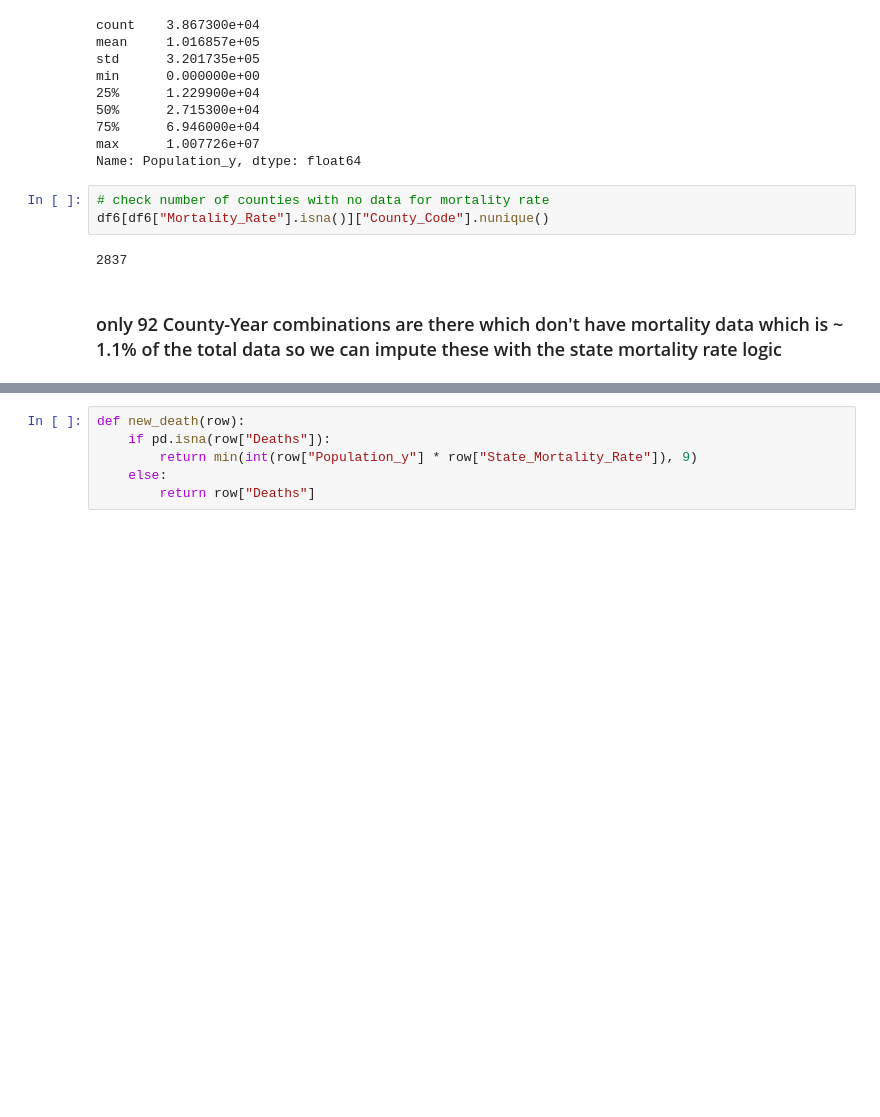
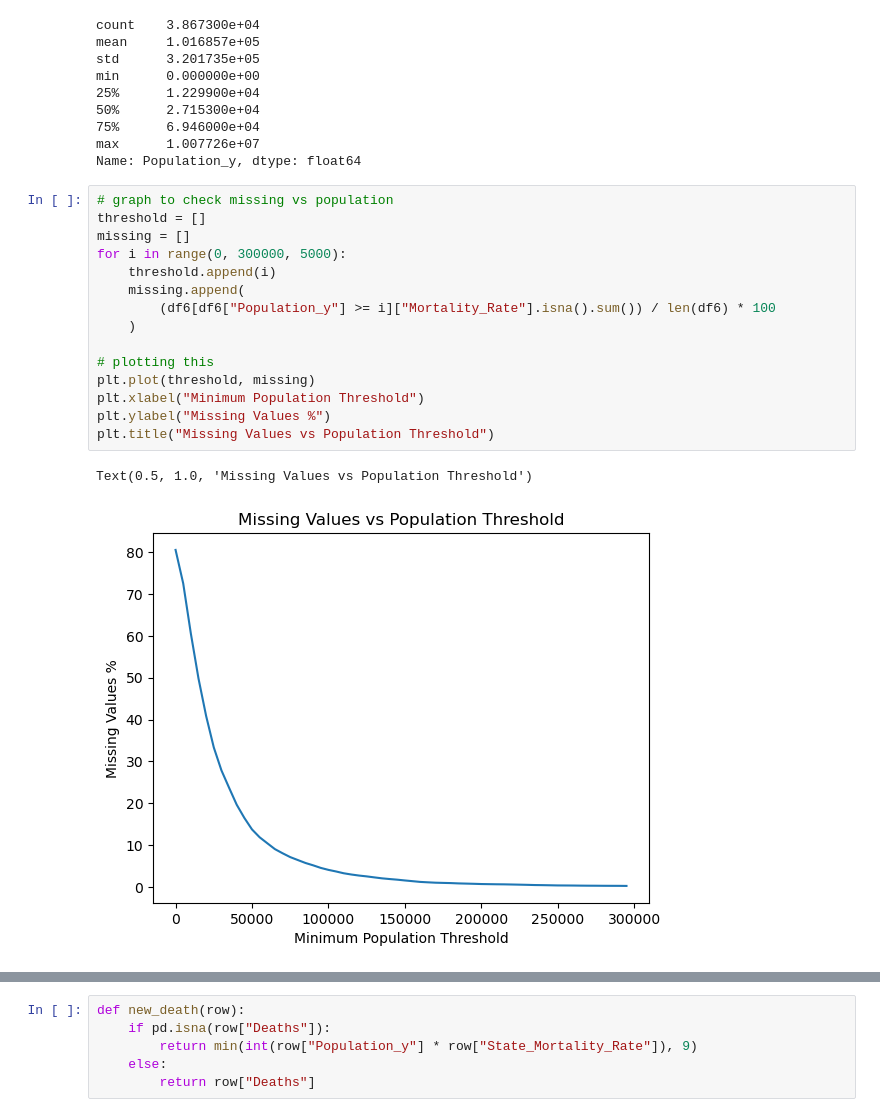
Before and after one commit to MIDS-at-Duke/Opioid-Team-Project-Group-9, a Jupyter notebook: Codes/mortality_data/mortality_correction_v2.ipynb, the cells around one changed output, grey strips where cells are left out. Saved outputs shown, nothing was run; the diff lists cells and outputs as text; blank space fills up the shorter version.

```diff
--- a/Codes/mortality_data/mortality_correction_v2.ipynb
+++ b/Codes/mortality_data/mortality_correction_v2.ipynb
@@ -412,10 +425,21 @@ min      0.000000e+00
 75%      6.946000e+04
 max      1.007726e+07
 Name: Population_y, dtype: float64
-# %%
-# check number of counties with no data for mortality rate
-df6[df6["Mortality_Rate"].isna()]["County_Code"].nunique()
-# %% [output]
-2837
-# %% [markdown]
-### only 92 County-Year combinations are there which don't have mortality data which is ~ 1.1% of the total data so we can impute these with the state mortality rate logic
+# %%
+# graph to check missing vs population
+threshold = []
+missing = []
+for i in range(0, 300000, 5000):
+    threshold.append(i)
+    missing.append(
+        (df6[df6["Population_y"] >= i]["Mortality_Rate"].isna().sum()) / len(df6) * 100
+    )
+
+# plotting this
+plt.plot(threshold, missing)
+plt.xlabel("Minimum Population Threshold")
+plt.ylabel("Missing Values %")
+plt.title("Missing Values vs Population Threshold")
+# %% [output]
+Text(0.5, 1.0, 'Missing Values vs Population Threshold')
+[figure, added]
```
Also changed, not shown: parts of 12 cells of this notebook, 2 other files.
